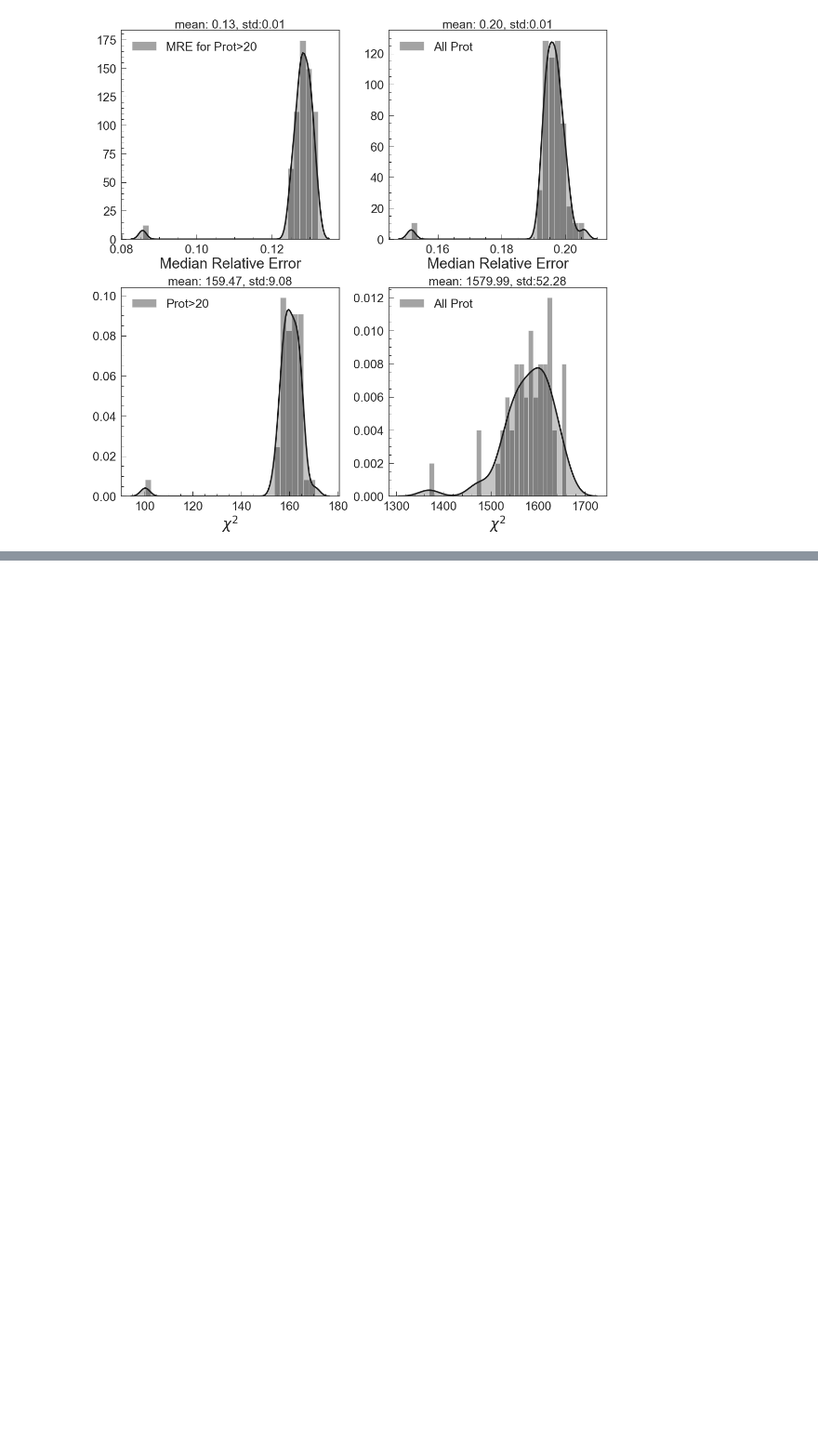
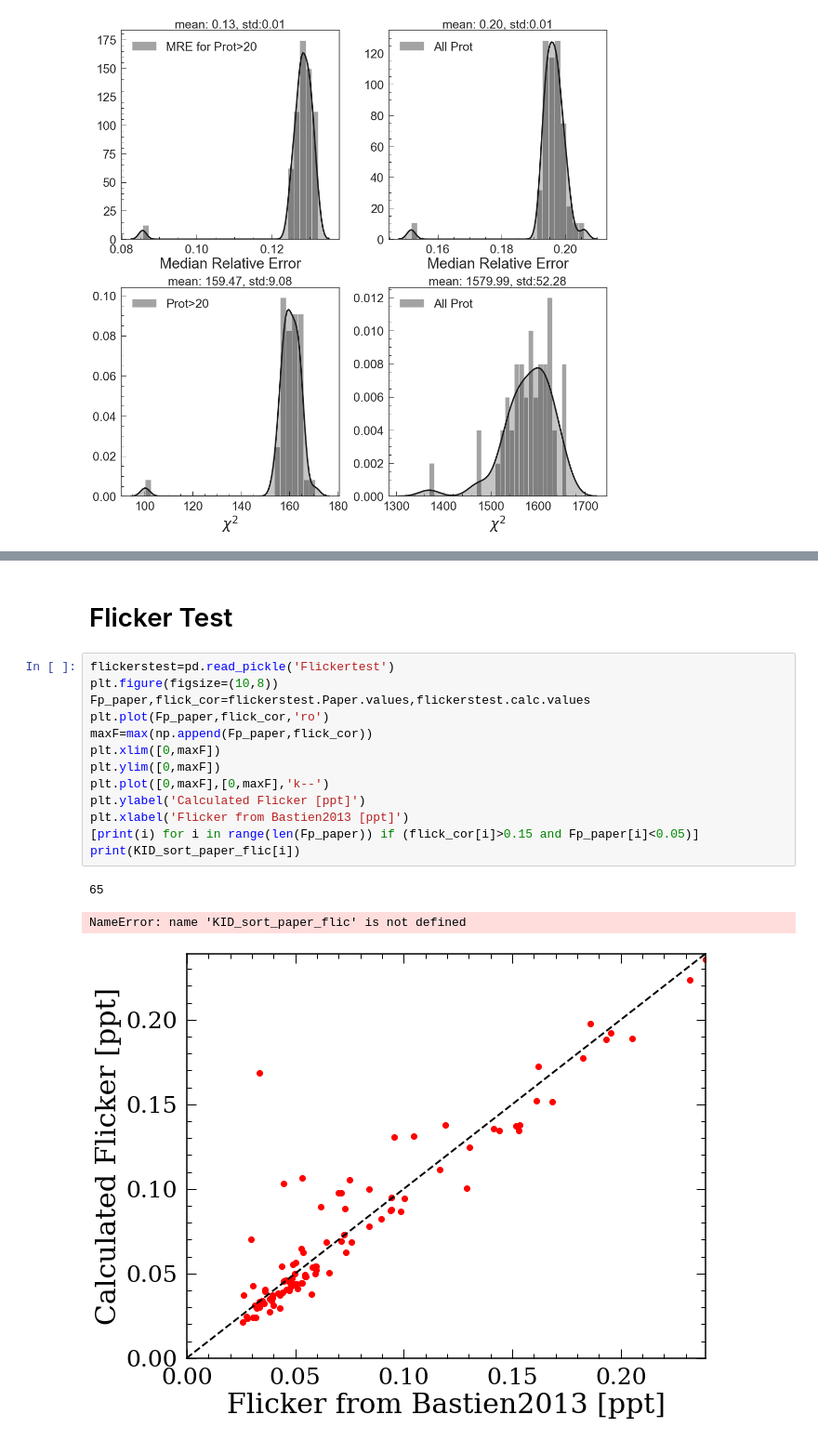
Before and after one commit to lyx12311/Mdwarf, a Jupyter notebook: Figures/Figures.ipynb, the cells around one changed output, grey strips where cells are left out. Shown at 93% size. Drawn from its saved outputs; the diff is of its cells as text; blank space fills up the shorter version.

```diff
--- a/Figures/Figures.ipynb
+++ b/Figures/Figures.ipynb
@@ -191,0 +235,19 @@ Average average chisq for all Prots is 1579.99 +/- 52.28
+# %% [markdown]
+# Flicker Test
+# %%
+flickerstest=pd.read_pickle('Flickertest')
+plt.figure(figsize=(10,8))
+Fp_paper,flick_cor=flickerstest.Paper.values,flickerstest.calc.values
+plt.plot(Fp_paper,flick_cor,'ro')
+maxF=max(np.append(Fp_paper,flick_cor))
+plt.xlim([0,maxF])
+plt.ylim([0,maxF])
+plt.plot([0,maxF],[0,maxF],'k--')
+plt.ylabel('Calculated Flicker [ppt]')
+plt.xlabel('Flicker from Bastien2013 [ppt]')
+[print(i) for i in range(len(Fp_paper)) if (flick_cor[i]>0.15 and Fp_paper[i]<0.05)]
+print(KID_sort_paper_flic[i])
+# %% [output]
+65
+NameError: name 'KID_sort_paper_flic' is not defined
+[figure, added]
```
Also changed, not shown: parts of 4 cells of this notebook, 4 other files.
